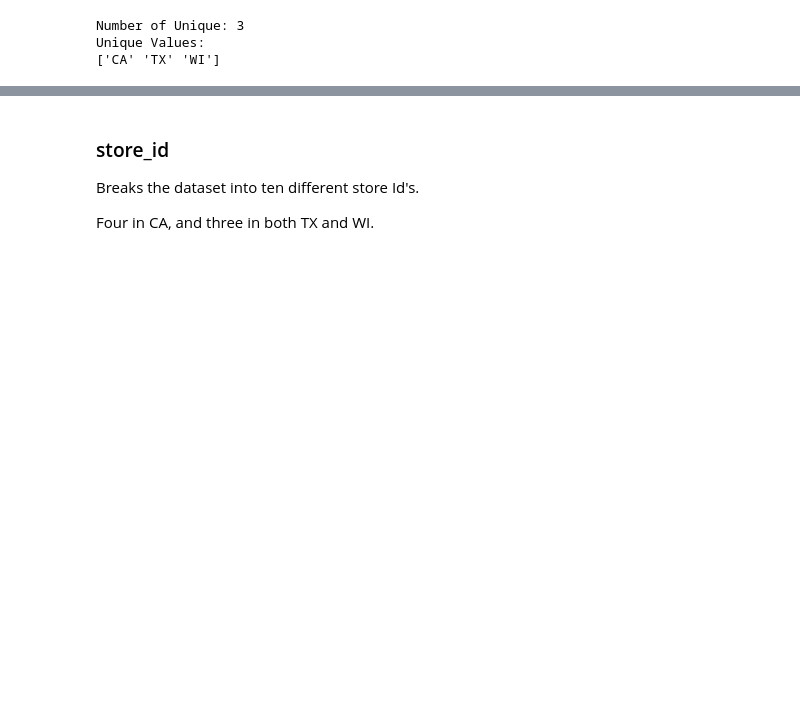
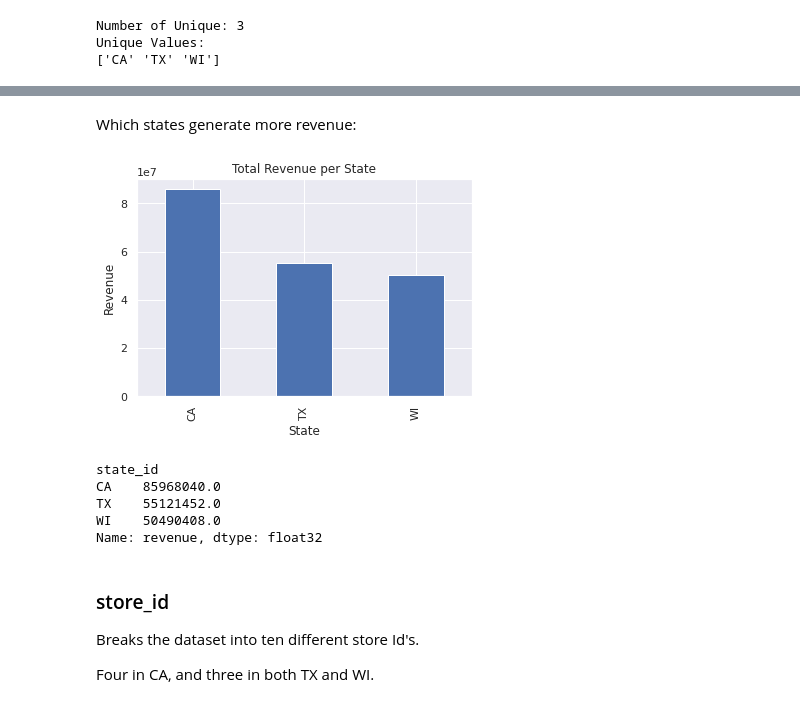
Before and after one commit to torokmg/m5-time-series, a Jupyter notebook: notebooks/eda.ipynb, the cells around one changed output, grey strips where cells are left out. Cells and saved outputs as stored; diff of their text form; code cells hidden in the pictures; blank space fills up the shorter version.

```diff
--- a/notebooks/eda.ipynb
+++ b/notebooks/eda.ipynb
@@ -505,3 +509,20 @@ plt.tight_layout();
+# %% [markdown]
+Which states generate more revenue:
+# %%
+full_df.groupby('state_id')['revenue'].sum().plot.bar()
+plt.title('Total Revenue per State')
+plt.ylabel('Revenue')
+plt.xlabel('State');
+# %% [output]
+[figure, added]
+# %%
+full_df.groupby('state_id')['revenue'].sum()
+# %% [output]
+state_id
+CA    85968040.0
+TX    55121452.0
+WI    50490408.0
+Name: revenue, dtype: float32
 # %% [markdown]
 ### store_id
 Breaks the dataset into ten different store Id's.
```
Also changed, not shown: parts of 14 cells of this notebook, 6 other files.
